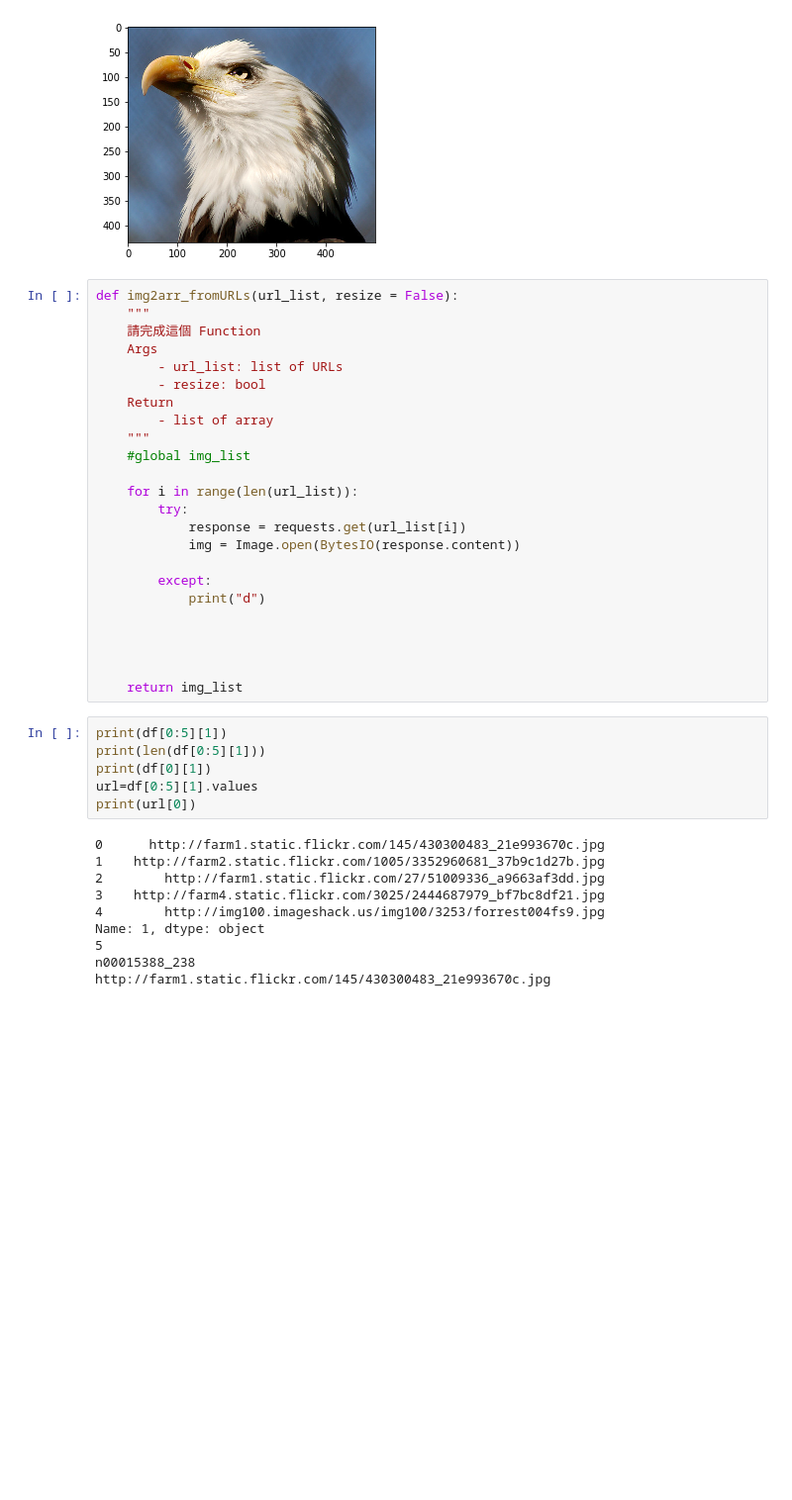
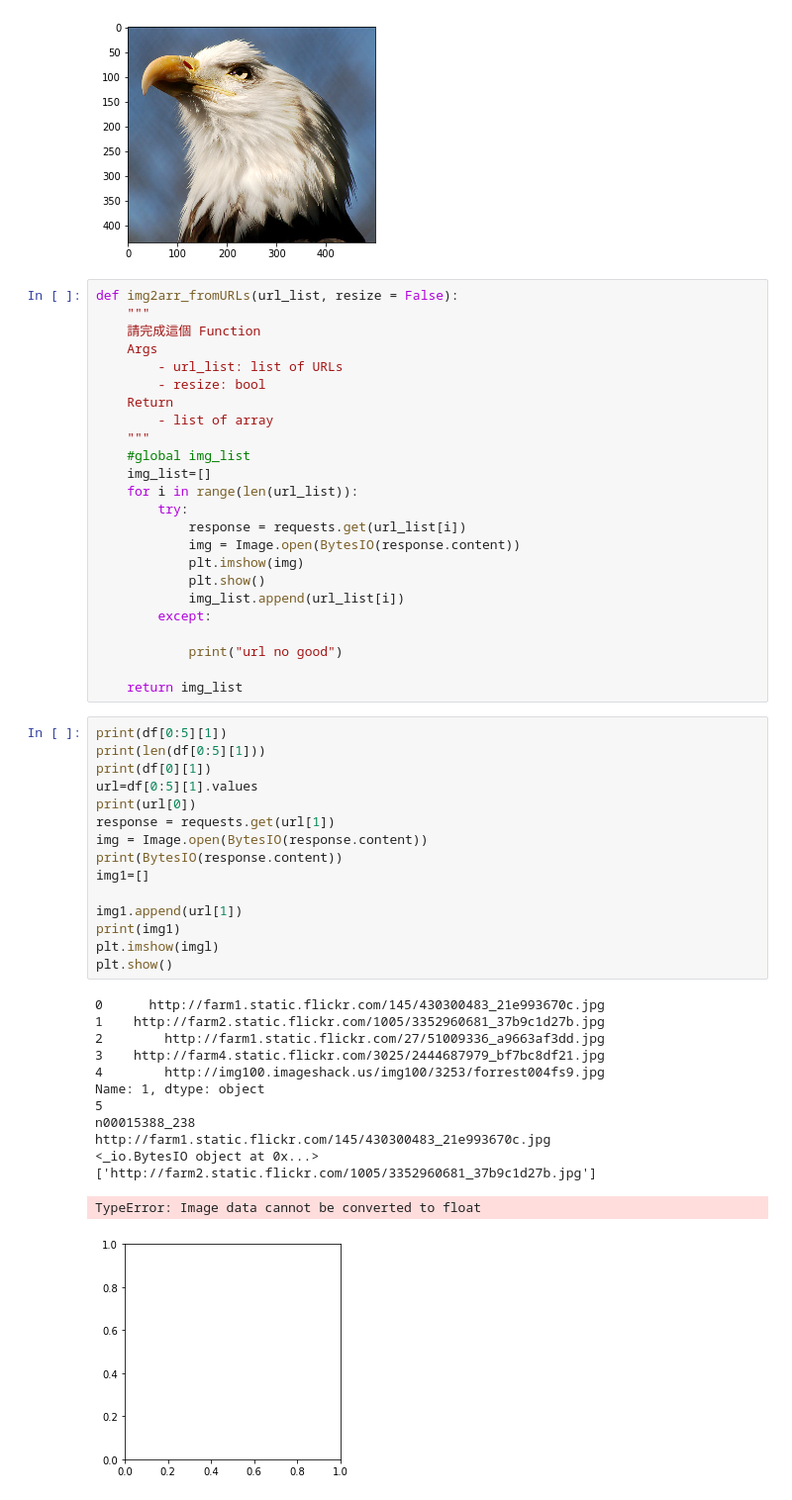
Before and after one commit to sweetpat030/2nd-ML100Days, a Jupyter notebook: homework/Day_003-2_HW.ipynb, the cells around one changed output. Shown at 99% size. Drawn from its saved outputs; the diff is of its cells as text; blank space fills up the shorter version.

```diff
--- a/homework/Day_003-2_HW.ipynb
+++ b/homework/Day_003-2_HW.ipynb
@@ -83,33 +83,46 @@ def img2arr_fromURLs(url_list, resize = False):
         - list of array
     """
     #global img_list
-
+    img_list=[]
     for i in range(len(url_list)):
         try:
             response = requests.get(url_list[i])
             img = Image.open(BytesIO(response.content))
+            plt.imshow(img)
+            plt.show()
+            img_list.append(url_list[i])
+        except:
 
-        except:
-            print("d")
-
-
-
+            print("url no good")
 
     return img_list
 # %%
 print(df[0:5][1])
 print(len(df[0:5][1]))
 print(df[0][1])
 url=df[0:5][1].values
 print(url[0])
+response = requests.get(url[1])
+img = Image.open(BytesIO(response.content))
+print(BytesIO(response.content))
+img1=[]
+
+img1.append(url[1])
+print(img1)
+plt.imshow(imgl)
+plt.show()
 # %% [output]
 0      http://farm1.static.flickr.com/145/430300483_21e993670c.jpg
 1    http://farm2.static.flickr.com/1005/3352960681_37b9c1d27b.jpg
 2        http://farm1.static.flickr.com/27/51009336_a9663af3dd.jpg
 3    http://farm4.static.flickr.com/3025/2444687979_bf7bc8df21.jpg
 4        http://img100.imageshack.us/img100/3253/forrest004fs9.jpg
 Name: 1, dtype: object
 5
 n00015388_238
 http://farm1.static.flickr.com/145/430300483_21e993670c.jpg
+<_io.BytesIO object at 0x...>
+['http://farm2.static.flickr.com/1005/3352960681_37b9c1d27b.jpg']
+TypeError: Image data cannot be converted to float
+[figure, added]
 # %%
```
Also changed, not shown: parts of 1 cell of this notebook.
